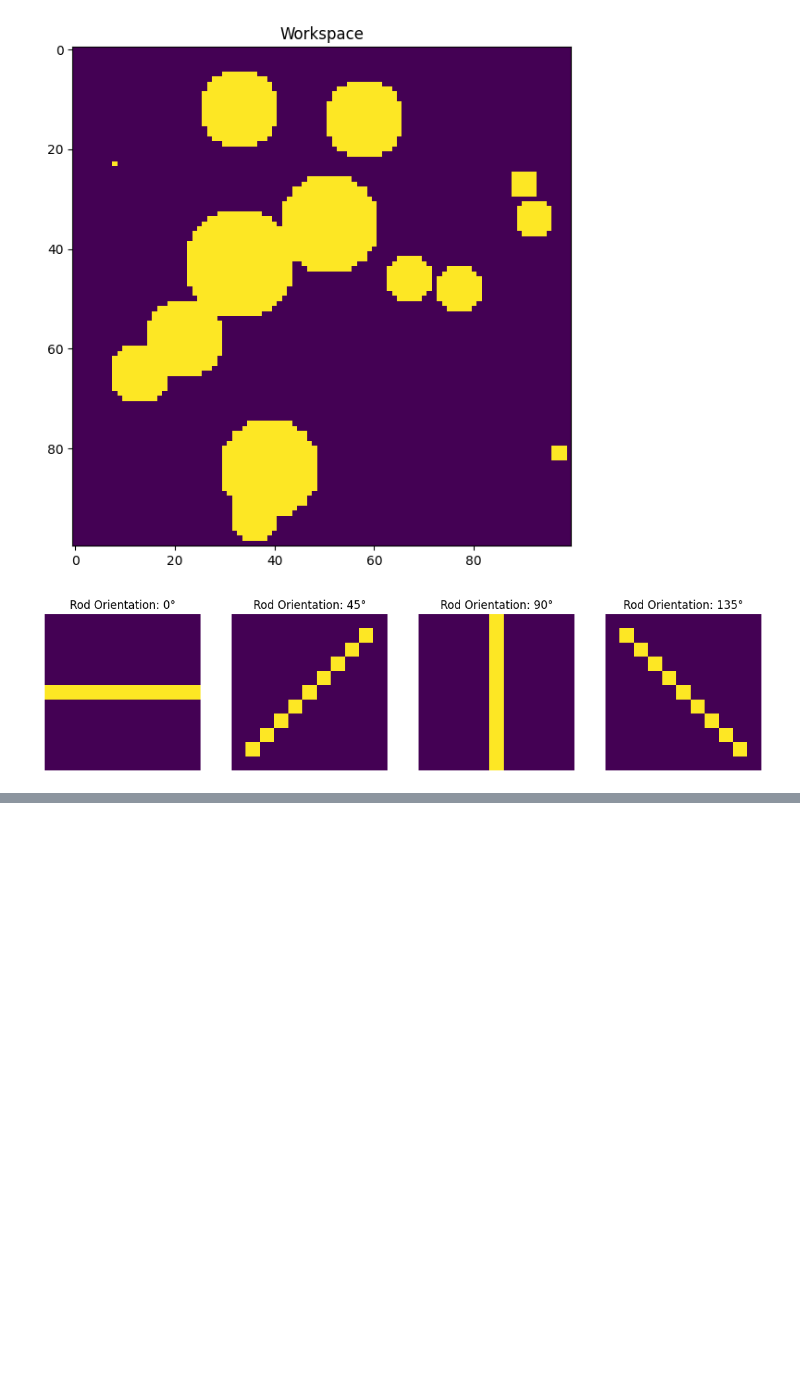
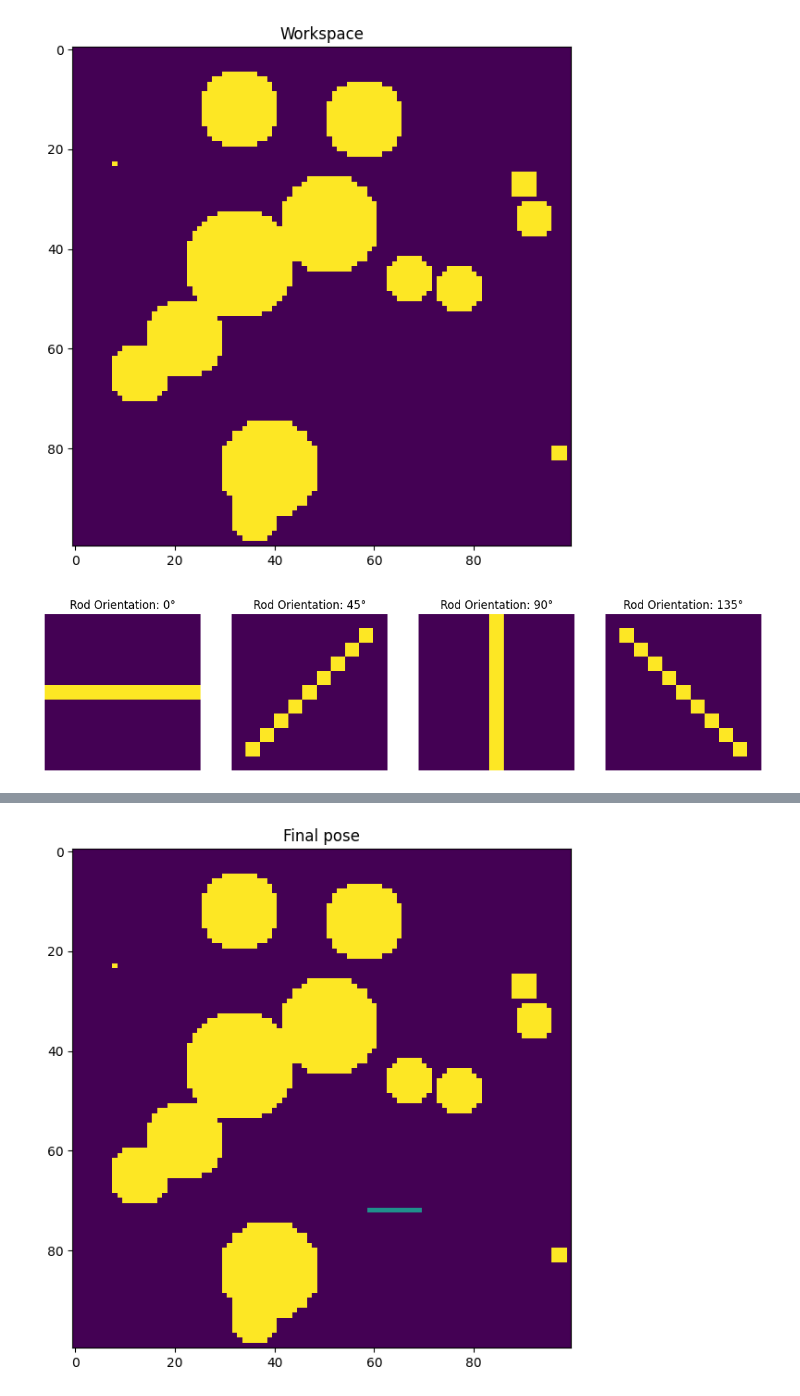
Before and after one commit to HerMak56/planning_2024, a Jupyter notebook: ps1/ps1.ipynb, the cells around one changed output, grey strips where cells are left out. Saved outputs shown, nothing was run; the diff lists cells and outputs as text; code cells hidden in the pictures; blank space fills up the shorter version.

```diff
--- a/ps1/ps1.ipynb
+++ b/ps1/ps1.ipynb
@@ -33 +35,8 @@ plt.show()
+# %%
+plt.figure(figsize=(14, 7))
+plt.title("Final pose")
+plt.imshow(plot_enviroment(img=env,obj=rod,state=(72,64,0)))
+plt.show()
+# %% [output]
+[figure, added]
 # %%
```
Also changed, not shown: parts of 6 cells of this notebook, 3 other files.
